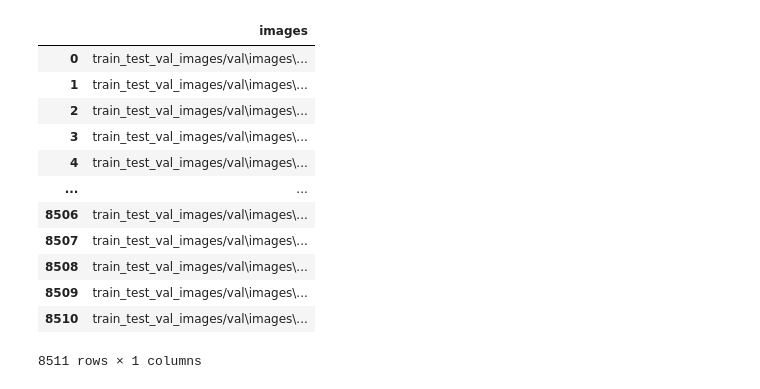
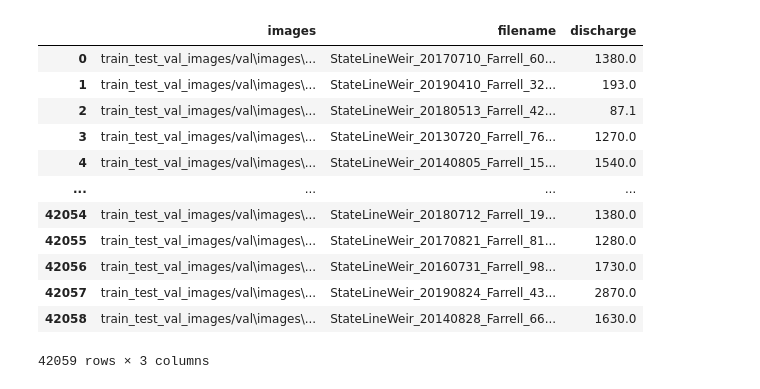
Before and after one commit to PanaDevOps/Stage-Discharge, a Jupyter notebook: cnn_model.ipynb, the cells around one changed output. Drawn from its saved outputs; the diff is of its cells as text; code cells hidden in the pictures.

```diff
--- a/cnn_model.ipynb
+++ b/cnn_model.ipynb
@@ -36,7 +42,7 @@ dfCNN.head()
 input_path_train = []
 
 for filename in os.listdir('train_test_val_images/train'):
-    for path in os.listdir('train_test_val_images/train/'+filename):
+    for path in 'train_test_val_images/train/'+dfCNN[' Filename']:
         input_path_train.append(os.path.join('train_test_val_images/train', filename, path))
 # %%
 df_train = pd.DataFrame()
@@ -61,7 +69,7 @@ df_train
 input_path_test = []
 
 for filename in os.listdir('train_test_val_images/test'):
-    for path in os.listdir('train_test_val_images/test/'+filename):
+    for path in 'train_test_val_images/test/'+dfCNN[' Filename']:
         input_path_test.append(os.path.join('train_test_val_images/test', filename, path))
 # %%
 df_test = pd.DataFrame()
@@ -86,27 +96,29 @@ df_test
 input_path_val = []
 
 for filename in os.listdir('train_test_val_images/val'):
-    for path in os.listdir('train_test_val_images/val/'+filename):
+    for path in 'train_test_val_images/val/'+dfCNN[' Filename']:
         input_path_val.append(os.path.join('train_test_val_images/val', filename, path))
 # %%
 df_val = pd.DataFrame()
 df_val['images'] = input_path_val
+df_val['filename'] = dfCNN[' Filename']
+df_val['discharge'] = dfCNN[' Discharge']
 df_val = df_val.sample(frac=1).reset_index(drop=True)
 df_val
 # %% [output]
-|  | images |
-| 0 | train_test_val_images/val\images\... |
-| 1 | train_test_val_images/val\images\... |
-| 2 | train_test_val_images/val\images\... |
-| 3 | train_test_val_images/val\images\... |
-| 4 | train_test_val_images/val\images\... |
-| ... | ... |
-| 8506 | train_test_val_images/val\images\... |
-| 8507 | train_test_val_images/val\images\... |
-| 8508 | train_test_val_images/val\images\... |
-| 8509 | train_test_val_images/val\images\... |
-| 8510 | train_test_val_images/val\images\... |
+|  | images | filename | discharge |
+| 0 | train_test_val_images/val\images\... | StateLineWeir_20170710_Farrell_60... | 1380.0 |
+| 1 | train_test_val_images/val\images\... | StateLineWeir_20190410_Farrell_32... | 193.0 |
+| 2 | train_test_val_images/val\images\... | StateLineWeir_20180513_Farrell_42... | 87.1 |
+| 3 | train_test_val_images/val\images\... | StateLineWeir_20130720_Farrell_76... | 1270.0 |
+| 4 | train_test_val_images/val\images\... | StateLineWeir_20140805_Farrell_15... | 1540.0 |
+| ... | ... | ... | ... |
+| 42054 | train_test_val_images/val\images\... | StateLineWeir_20180712_Farrell_19... | 1380.0 |
+| 42055 | train_test_val_images/val\images\... | StateLineWeir_20170821_Farrell_81... | 1280.0 |
+| 42056 | train_test_val_images/val\images\... | StateLineWeir_20160731_Farrell_98... | 1730.0 |
+| 42057 | train_test_val_images/val\images\... | StateLineWeir_20190824_Farrell_43... | 2870.0 |
+| 42058 | train_test_val_images/val\images\... | StateLineWeir_20140828_Farrell_66... | 1630.0 |
-8511 rows × 1 columns
+42059 rows × 3 columns
 # %%
 model = Sequential()
 
```
Also changed, not shown: parts of 9 cells of this notebook.
